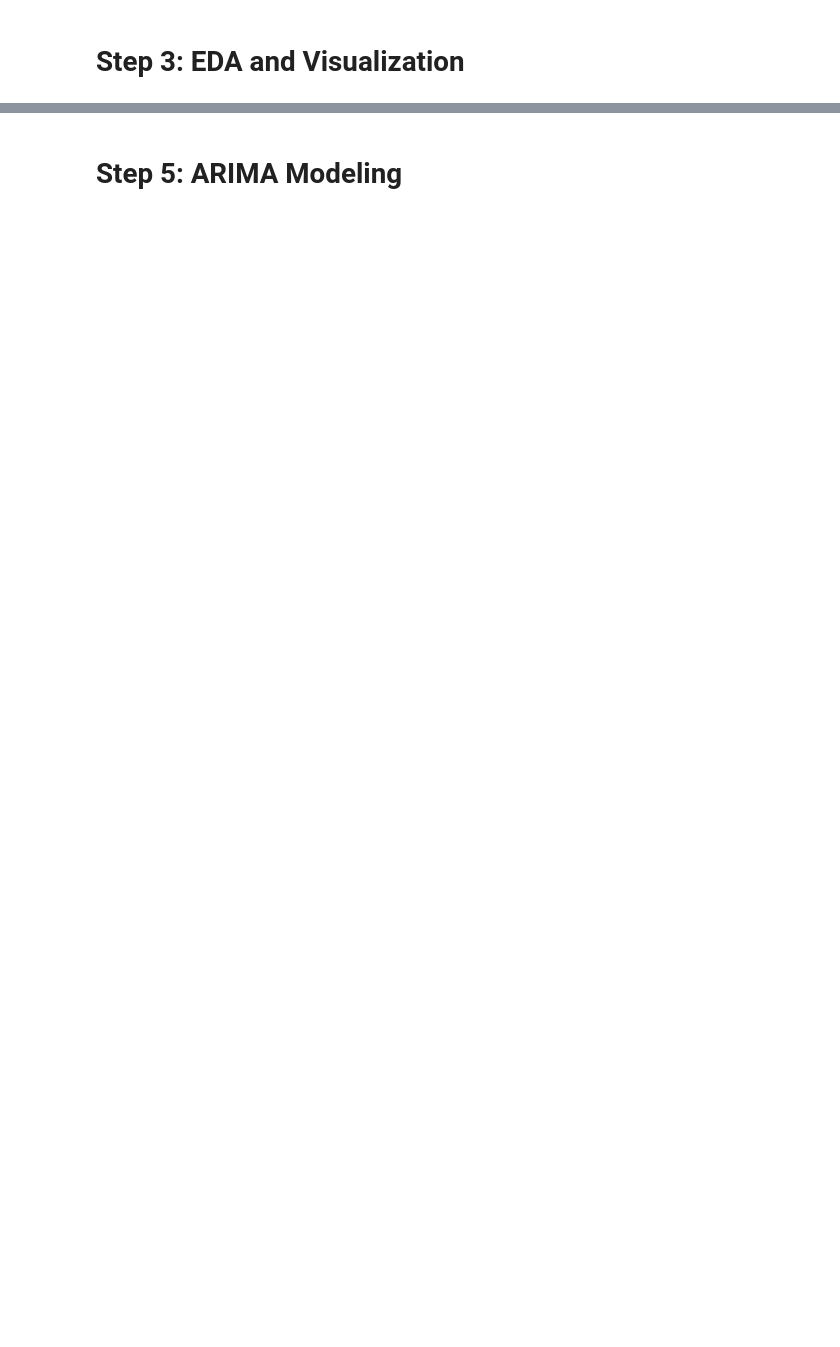
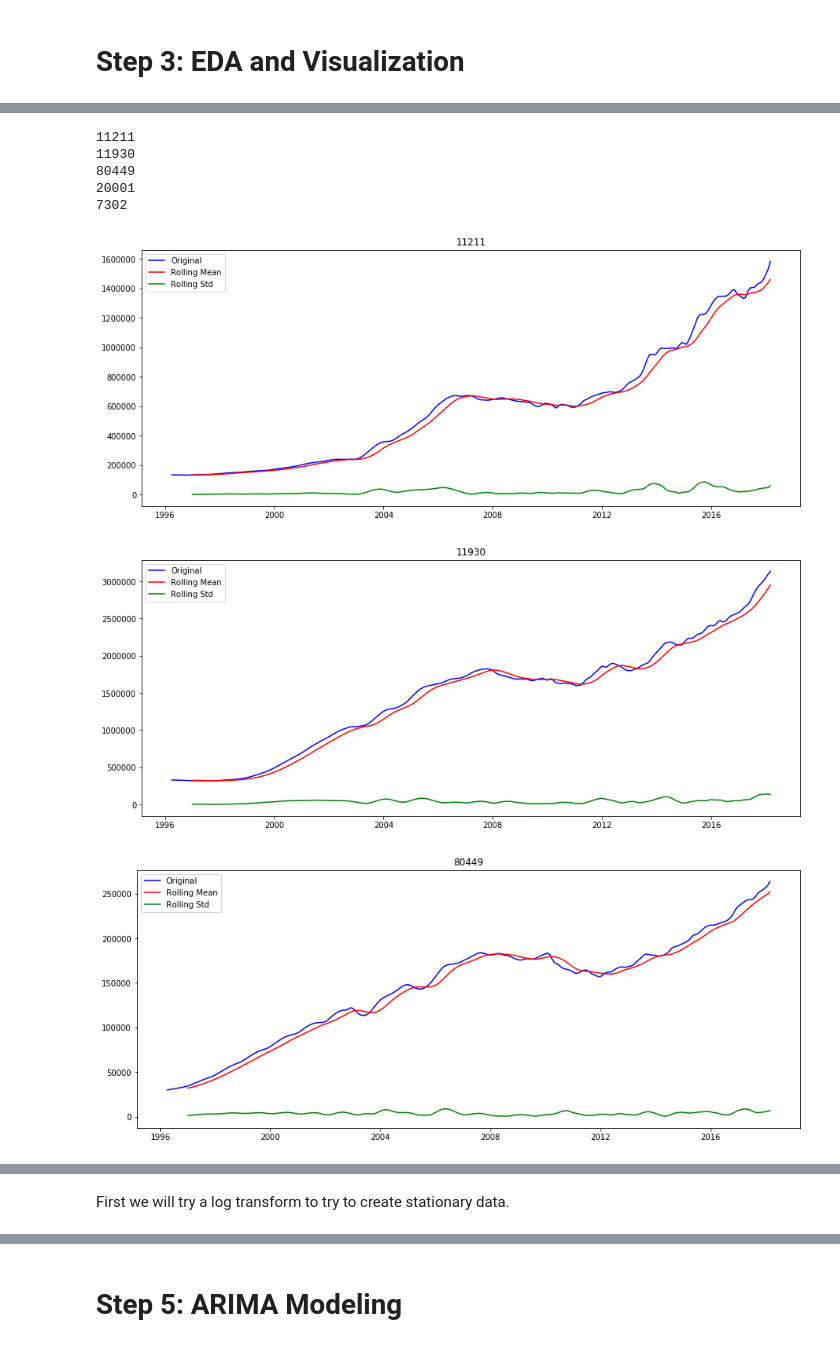
Before and after one commit to gabertooth/dsc-mod-4-project-online-ds-pt-021119, a Jupyter notebook: mod_4_starter_notebook.ipynb, the cells around one changed output, grey strips where cells are left out. Cells and saved outputs as stored; diff of their text form; code cells hidden in the pictures; blank space fills up the shorter version.

```diff
--- a/mod_4_starter_notebook.ipynb
+++ b/mod_4_starter_notebook.ipynb
@@ -168,0 +249,4 @@ def melt_data(df):
+# %%
+for x in top_zips_series:
+    plt.figure(figsize=(15,4))
+    df=autocorrelation_plot(top_zips_series[x])
@@ -168,0 +292,24 @@ def melt_data(df):
+# %%
+#Figure out how to add in the different zips to the labels
+def stationarity_check_graph(orig_df, window, zipcode):
+    rolling_mean= orig_df[zipcode].rolling(window=window, center= False).mean()
+    rolling_std= orig_df[zipcode].rolling(window=window, center= False).std()
+
+    fig = plt.figure(figsize=(15,6))
+    orig = plt.plot(orig_df[zipcode], color='blue',label='Original')
+    mean = plt.plot(rolling_mean, color='red', label='Rolling Mean')
+    std = plt.plot(rolling_std, color= 'green', label= 'Rolling Std')
+    plt.legend(loc='best')
+    plt.title(zipcode)
+
+def stationarity_check_test(orig_df, zipcode):
+    dftest = adfuller(orig_df[zipcode])
+    print ('Results of Dickey-Fuller Test:')
+    dfoutput = pd.Series(dftest[0:4], index=['Test Statistic','p-value','#Lags Used','Number of Observations Used'])
+    for key,value in dftest[4].items():
+        dfoutput['Critical Value (%s)'%key] = value
+    print (dfoutput)
+# %%
+for x in top_5_zips:
+    print(x)
+    stationarity_check_test(top_zips_series, x)
@@ -168,0 +334,13 @@ def melt_data(df):
+# %%
+for x in top_5_zips:
+    print(x)
+    stationarity_check_graph(top_zips_series, 10,x)
+# %% [output]
+11211
+11930
+80449
+20001
+7302
+[figure, added]
+[figure, added]
+[figure, added]
@@ -168,0 +349,2 @@ def melt_data(df):
+# %% [markdown]
+First we will try a log transform to try to create stationary data.
```
Also changed, not shown: parts of 88 cells of this notebook, 1 other file.
